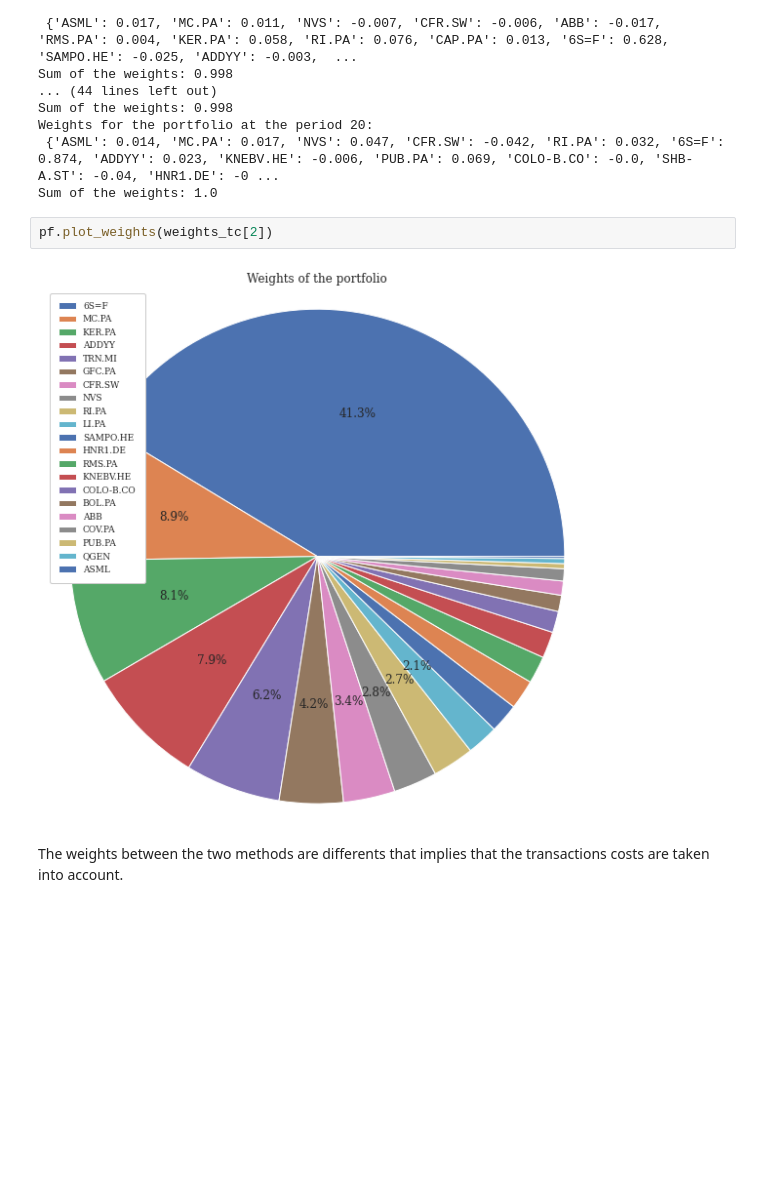
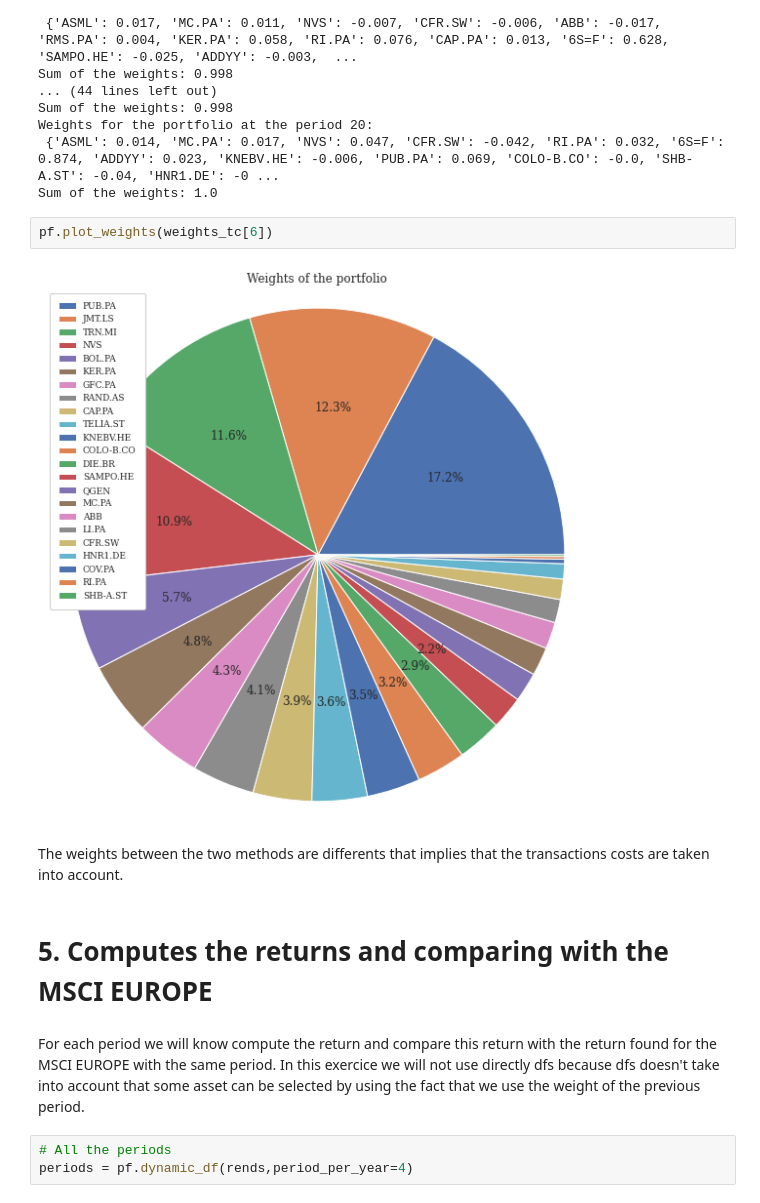
Before and after one commit to bashog/Portfolio-Construction, a Jupyter notebook: 3_portfolio_construction.ipynb, the cells around one changed output. Saved outputs shown, nothing was run; the diff lists cells and outputs as text; blank space fills up the shorter version.

```diff
--- a/3_portfolio_construction.ipynb
+++ b/3_portfolio_construction.ipynb
@@ -399,8 +391,15 @@ Weights for the portfolio at the period 20:
  {'ASML': 0.014, 'MC.PA': 0.017, 'NVS': 0.047, 'CFR.SW': -0.042, 'RI.PA': 0.032, '6S=F': 0.874, 'ADDYY': 0.023, 'KNEBV.HE': -0.006, 'PUB.PA': 0.069, 'COLO-B.CO': -0.0, 'SHB-A.ST': -0.04, 'HNR1.DE': -0 ...
 Sum of the weights: 1.0
 # %%
-pf.plot_weights(weights_tc[2])
+pf.plot_weights(weights_tc[6])
 # %% [output]
-[figure, old version]
+[figure, new version]
 # %% [markdown]
 The weights between the two methods are differents that implies that the transactions costs are taken into account.
+# %% [markdown]
+# 5. Computes the returns and comparing with the MSCI EUROPE
+# %% [markdown]
+For each period we will know compute the return and compare this return with the return found for the MSCI EUROPE with the same period. In this exercice we will not use directly dfs because dfs doesn't take into account that some asset can be selected by using the fact that we use the weight of the previous period.
+# %%
+# All the periods
+periods = pf.dynamic_df(rends,period_per_year=4)
```
Also changed, not shown: parts of 23 cells of this notebook, 1 other file.
